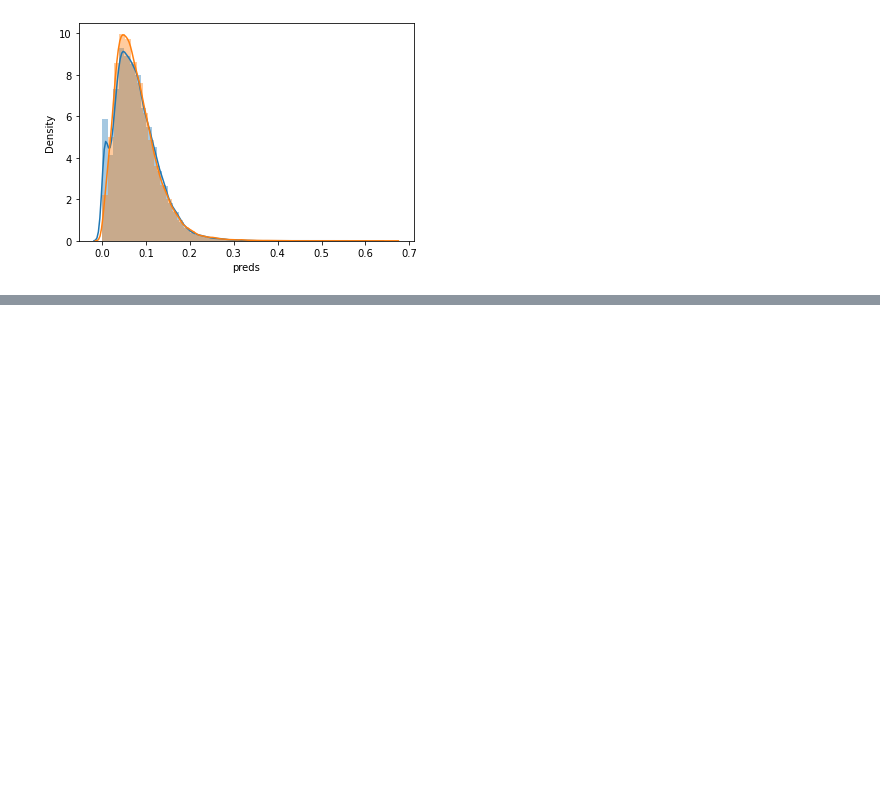
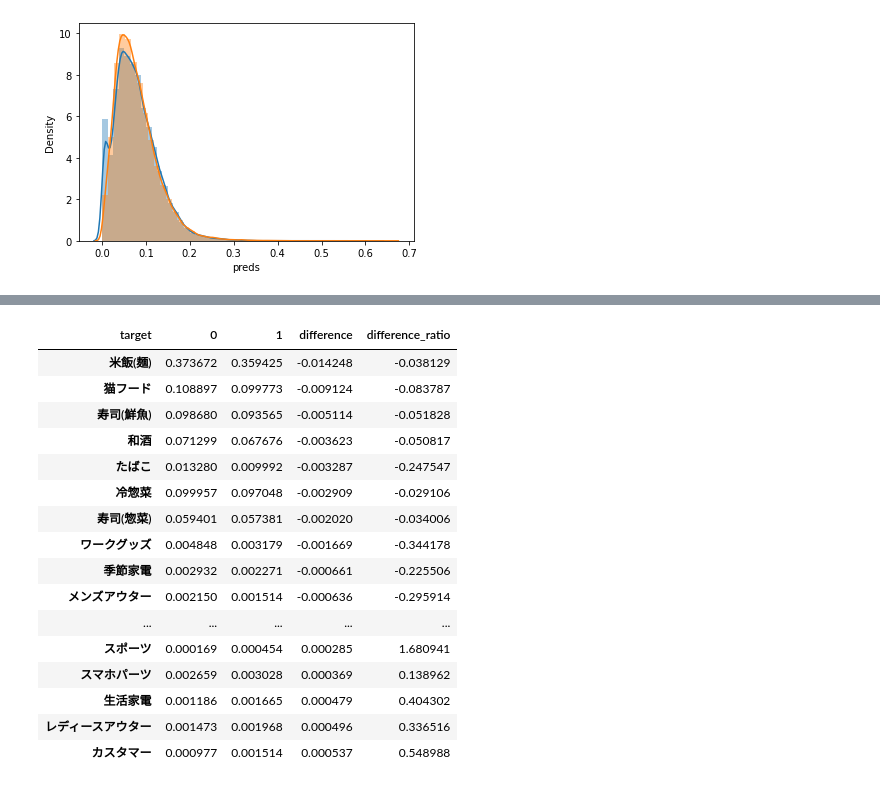
Before and after one commit to tenten0727/atmaCup13, a Jupyter notebook: notebook/006_user_cart_info.ipynb, the cells around one changed output, grey strips where cells are left out. Cells and saved outputs as stored; diff of their text form; code cells hidden in the pictures; blank space fills up the shorter version.

```diff
--- a/notebook/006_user_cart_info.ipynb
+++ b/notebook/006_user_cart_info.ipynb
@@ -101,0 +180,32 @@ plt.savefig('oof_test_distplot.png')
+# %%
+same_session_department_df = pd.merge(
+        train,
+        _piv, on='session_id',
+        how="left"
+    ).groupby("target")[target_columns]\
+    .mean()\
+    .T
+# %%
+same_session_department_df["difference"] = same_session_department_df[1] - same_session_department_df[0]
+same_session_department_df["difference_ratio"] = same_session_department_df["difference"] / same_session_department_df[0]
+same_session_department_df = same_session_department_df.sort_values(1, ascending=False)
+# %%
+same_session_department_df.sort_values("difference").head(30)
+# %% [output]
+| target | 0 | 1 | difference | difference_ratio |
+| 米飯(麺) | 0.373672 | 0.359425 | -0.014248 | -0.038129 |
+| 猫フード | 0.108897 | 0.099773 | -0.009124 | -0.083787 |
+| 寿司(鮮魚) | 0.098680 | 0.093565 | -0.005114 | -0.051828 |
+| 和酒 | 0.071299 | 0.067676 | -0.003623 | -0.050817 |
+| たばこ | 0.013280 | 0.009992 | -0.003287 | -0.247547 |
+| 冷惣菜 | 0.099957 | 0.097048 | -0.002909 | -0.029106 |
+| 寿司(惣菜) | 0.059401 | 0.057381 | -0.002020 | -0.034006 |
+| ワークグッズ | 0.004848 | 0.003179 | -0.001669 | -0.344178 |
+| 季節家電 | 0.002932 | 0.002271 | -0.000661 | -0.225506 |
+| メンズアウター | 0.002150 | 0.001514 | -0.000636 | -0.295914 |
+| ... | ... | ... | ... | ... |
+| スポーツ | 0.000169 | 0.000454 | 0.000285 | 1.680941 |
+| スマホパーツ | 0.002659 | 0.003028 | 0.000369 | 0.138962 |
+| 生活家電 | 0.001186 | 0.001665 | 0.000479 | 0.404302 |
+| レディースアウター | 0.001473 | 0.001968 | 0.000496 | 0.336516 |
+| カスタマー | 0.000977 | 0.001514 | 0.000537 | 0.548988 |
```
Also changed, not shown: parts of 8 cells of this notebook, 6 other files.
